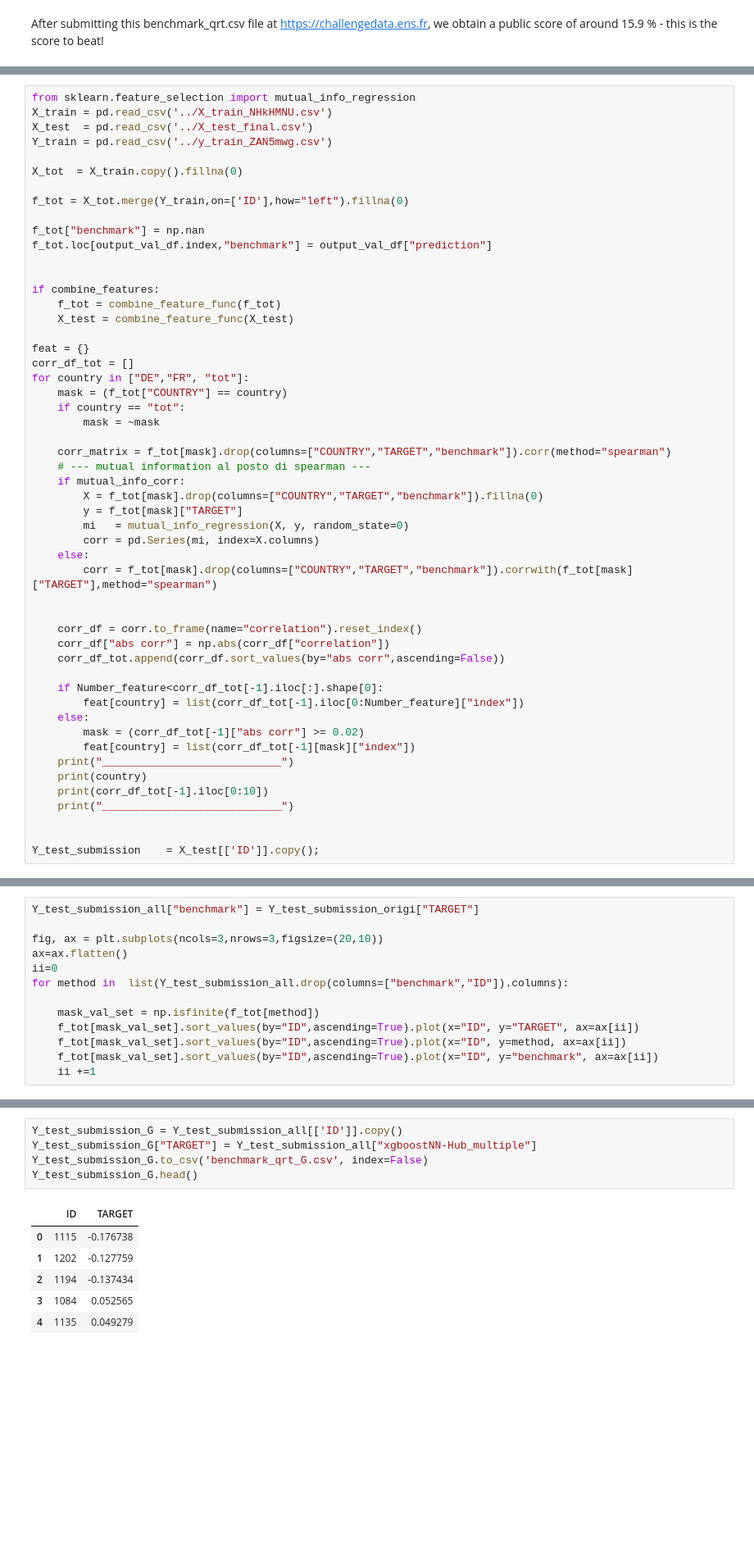
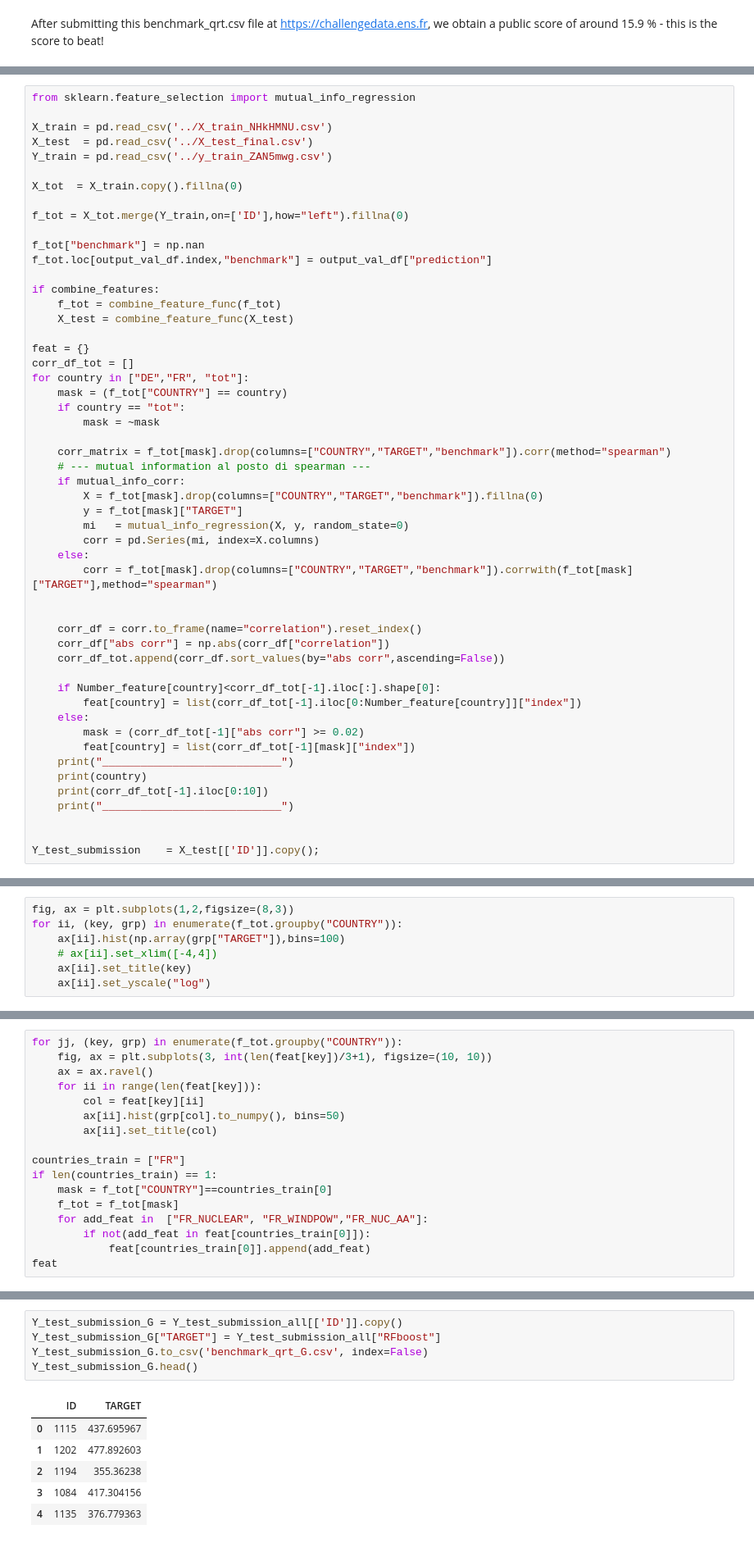
Before and after one commit to giovadg/data-challenges, a Jupyter notebook: QRT_electricity_price/Benchmark_QRT_en.ipynb, the cells around one changed output, grey strips where cells are left out. Shown at 82% size. Cells and saved outputs as stored; diff of their text form; blank space fills up the shorter version.

```diff
--- a/QRT_electricity_price/Benchmark_QRT_en.ipynb
+++ b/QRT_electricity_price/Benchmark_QRT_en.ipynb
@@ -173,6 +183,7 @@ def combine_feature_func(df):
     return df
 # %%
 from sklearn.feature_selection import mutual_info_regression
+
 X_train = pd.read_csv('../X_train_NHkHMNU.csv')
 X_test  = pd.read_csv('../X_test_final.csv')
 Y_train = pd.read_csv('../y_train_ZAN5mwg.csv')
@@ -183,7 +194,6 @@ f_tot = X_tot.merge(Y_train,on=['ID'],how="left").fillna(0)
 
 f_tot["benchmark"] = np.nan
 f_tot.loc[output_val_df.index,"benchmark"] = output_val_df["prediction"]
-
 
 if combine_features:
     f_tot = combine_feature_func(f_tot)
@@ -211,8 +221,8 @@ for country in ["DE","FR", "tot"]:
     corr_df["abs corr"] = np.abs(corr_df["correlation"])
     corr_df_tot.append(corr_df.sort_values(by="abs corr",ascending=False))
 
-    if Number_feature<corr_df_tot[-1].iloc[:].shape[0]:
-        feat[country] = list(corr_df_tot[-1].iloc[0:Number_feature]["index"])
+    if Number_feature[country]<corr_df_tot[-1].iloc[:].shape[0]:
+        feat[country] = list(corr_df_tot[-1].iloc[0:Number_feature[country]]["index"])
     else:
         mask = (corr_df_tot[-1]["abs corr"] >= 0.02)
         feat[country] = list(corr_df_tot[-1][mask]["index"])
@@ -274,0 +254,7 @@ corr_df_tot[0].head(20)
+# %%
+fig, ax = plt.subplots(1,2,figsize=(8,3))
+for ii, (key, grp) in enumerate(f_tot.groupby("COUNTRY")):
+    ax[ii].hist(np.array(grp["TARGET"]),bins=100)
+    # ax[ii].set_xlim([-4,4])
+    ax[ii].set_title(key)
+    ax[ii].set_yscale("log")
@@ -297,0 +294,17 @@ print(feat["tot"])
+# %%
+for jj, (key, grp) in enumerate(f_tot.groupby("COUNTRY")):
+    fig, ax = plt.subplots(3, int(len(feat[key])/3+1), figsize=(10, 10))
+    ax = ax.ravel()
+    for ii in range(len(feat[key])):
+        col = feat[key][ii]
+        ax[ii].hist(grp[col].to_numpy(), bins=50)
+        ax[ii].set_title(col)
+
+countries_train = ["FR"]
+if len(countries_train) == 1:
+    mask = f_tot["COUNTRY"]==countries_train[0]
+    f_tot = f_tot[mask]
+    for add_feat in  ["FR_NUCLEAR", "FR_WINDPOW","FR_NUC_AA"]:
+        if not(add_feat in feat[countries_train[0]]):
+            feat[countries_train[0]].append(add_feat)
+feat
@@ -582,13 +693,0 @@ True
-# %%
-Y_test_submission_all["benchmark"] = Y_test_submission_origi["TARGET"]
-
-fig, ax = plt.subplots(ncols=3,nrows=3,figsize=(20,10))
-ax=ax.flatten()
-ii=0
-for method in  list(Y_test_submission_all.drop(columns=["benchmark","ID"]).columns):
-
-    mask_val_set = np.isfinite(f_tot[method])
-    f_tot[mask_val_set].sort_values(by="ID",ascending=True).plot(x="ID", y="TARGET", ax=ax[ii])
-    f_tot[mask_val_set].sort_values(by="ID",ascending=True).plot(x="ID", y=method, ax=ax[ii])
-    f_tot[mask_val_set].sort_values(by="ID",ascending=True).plot(x="ID", y="benchmark", ax=ax[ii])
-    ii +=1
@@ -879,12 +1047,12 @@ validation set
 # %%
 Y_test_submission_G = Y_test_submission_all[['ID']].copy()
-Y_test_submission_G["TARGET"] = Y_test_submission_all["xgboostNN-Hub_multiple"]
+Y_test_submission_G["TARGET"] = Y_test_submission_all["RFboost"]
 Y_test_submission_G.to_csv('benchmark_qrt_G.csv', index=False)
 Y_test_submission_G.head()
 # %% [output]
 |  | ID | TARGET |
-| 0 | 1115 | -0.176738 |
-| 1 | 1202 | -0.127759 |
-| 2 | 1194 | -0.137434 |
-| 3 | 1084 | 0.052565 |
-| 4 | 1135 | 0.049279 |
+| 0 | 1115 | 437.695967 |
+| 1 | 1202 | 477.892603 |
+| 2 | 1194 | 355.36238 |
+| 3 | 1084 | 417.304156 |
+| 4 | 1135 | 376.779363 |
```
Also changed, not shown: parts of 31 cells of this notebook.
